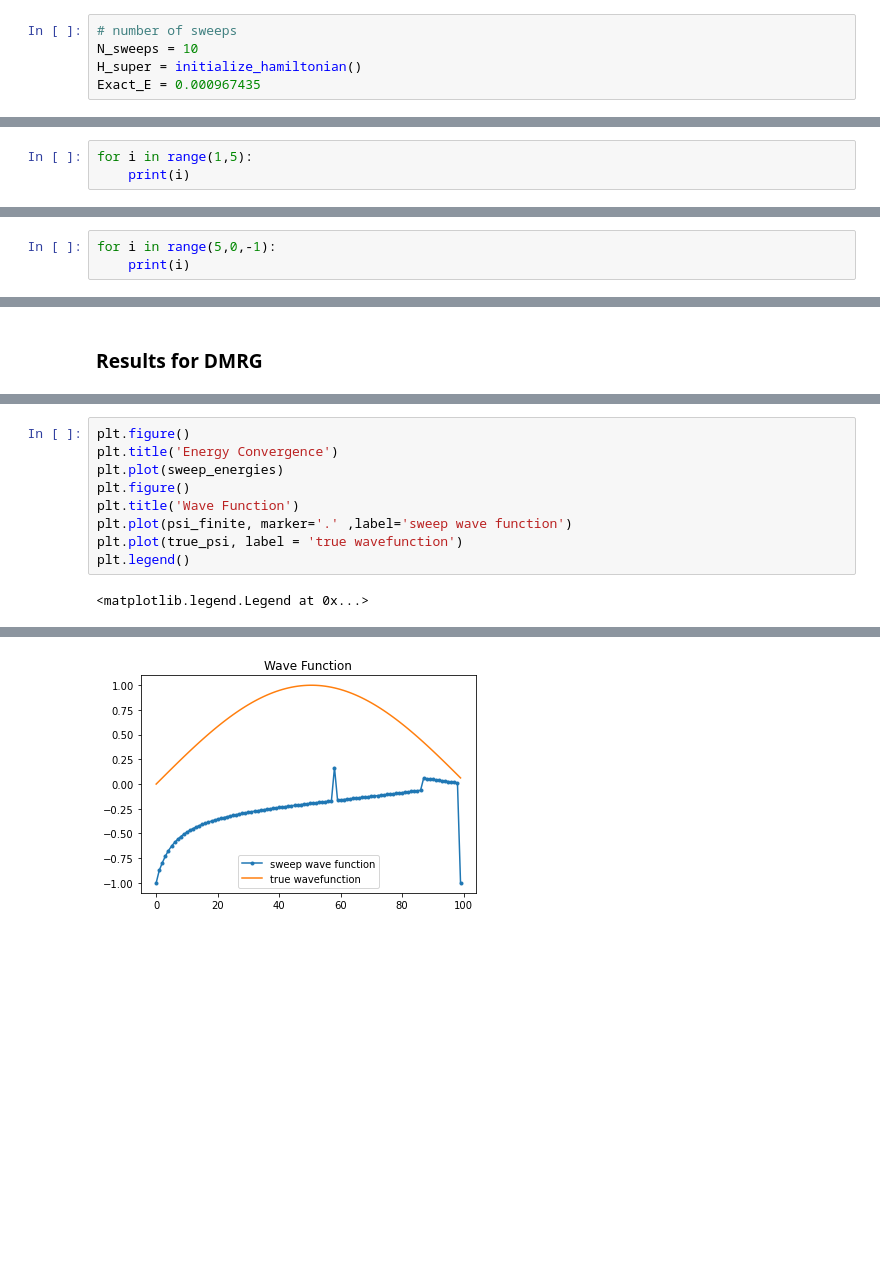
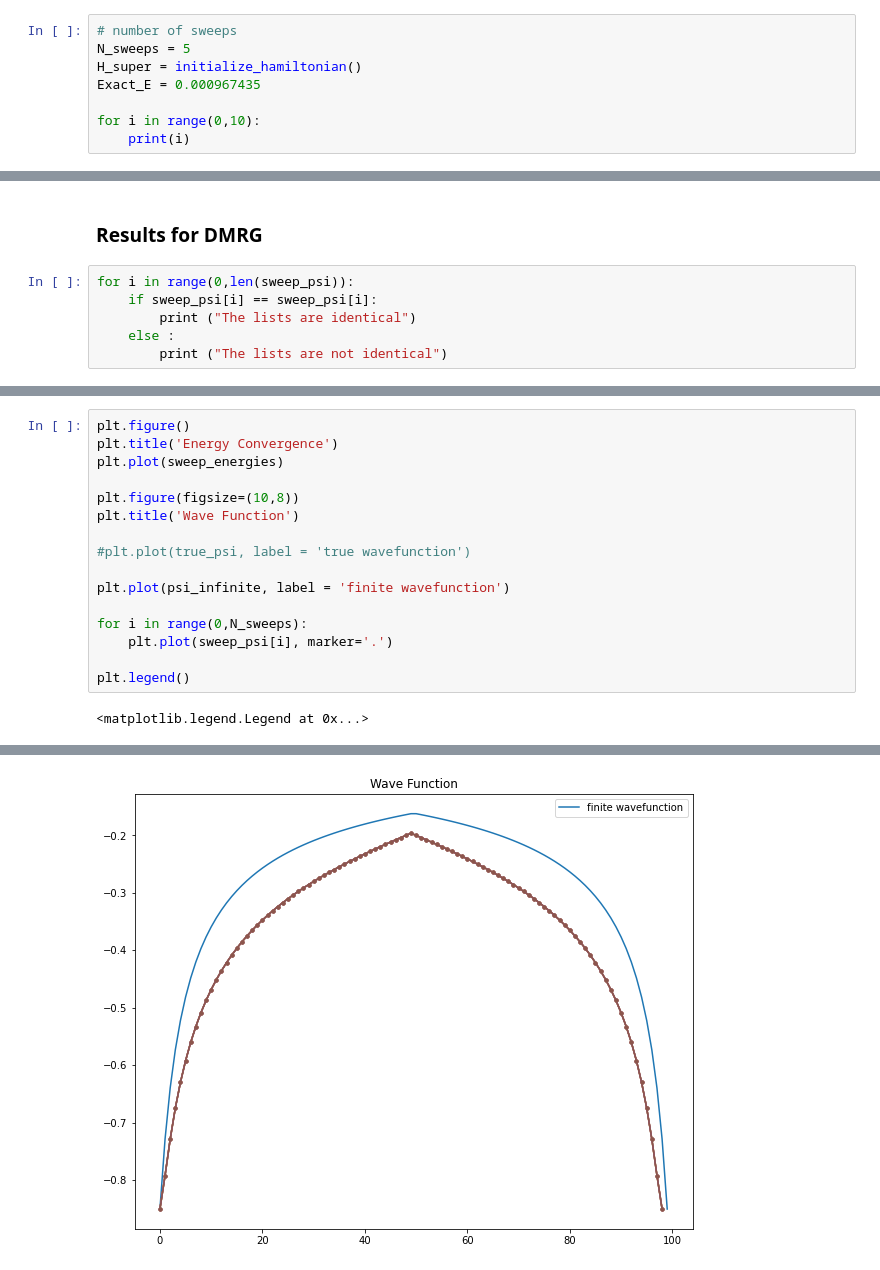
Before and after one commit to Ssalazar12/Physics, a Jupyter notebook: DMRG/Proyect_1.ipynb, the cells around one changed output, grey strips where cells are left out. Cells and saved outputs as stored; diff of their text form; blank space fills up the shorter version.

```diff
--- a/DMRG/Proyect_1.ipynb
+++ b/DMRG/Proyect_1.ipynb
@@ -440,6 +423,9 @@ plt.scatter(Lspace,np.power(psi,2))
 **Finite Algorithm Phase**
 # %%
 # number of sweeps
-N_sweeps = 10
+N_sweeps = 5
 H_super = initialize_hamiltonian()
 Exact_E = 0.000967435
+
+for i in range(0,10):
+    print(i)
@@ -492,5 +490,2 @@ for k in range(0,N_sweeps):
     # append the energies after one sweep
     sweep_energies.append(E_ground)
-# %%
-for i in range(1,5):
-    print(i)
@@ -502,3 +491,0 @@ for i in range(1,5):
-# %%
-for i in range(5,0,-1):
-    print(i)
@@ -551,2 +502,8 @@ len(sweep_t)
 # %% [markdown]
 ### Results for DMRG
+# %%
+for i in range(0,len(sweep_psi)):
+    if sweep_psi[i] == sweep_psi[i]:
+        print ("The lists are identical")
+    else :
+        print ("The lists are not identical")
@@ -559,10 +522,17 @@ psi_finite = sweep_t
 plt.figure()
 plt.title('Energy Convergence')
 plt.plot(sweep_energies)
-plt.figure()
+
+plt.figure(figsize=(10,8))
 plt.title('Wave Function')
-plt.plot(psi_finite, marker='.' ,label='sweep wave function')
-plt.plot(true_psi, label = 'true wavefunction')
+
+#plt.plot(true_psi, label = 'true wavefunction')
+
+plt.plot(psi_infinite, label = 'finite wavefunction')
+
+for i in range(0,N_sweeps):
+    plt.plot(sweep_psi[i], marker='.')
+
 plt.legend()
 # %% [output]
 <matplotlib.legend.Legend at 0x...>
@@ -570,4 +540,4 @@ plt.legend()
-[figure, old version]
+[figure, new version]
 # %%
 len(sweep_t)
 plt.figure()
```
Also changed, not shown: parts of 24 cells of this notebook.
